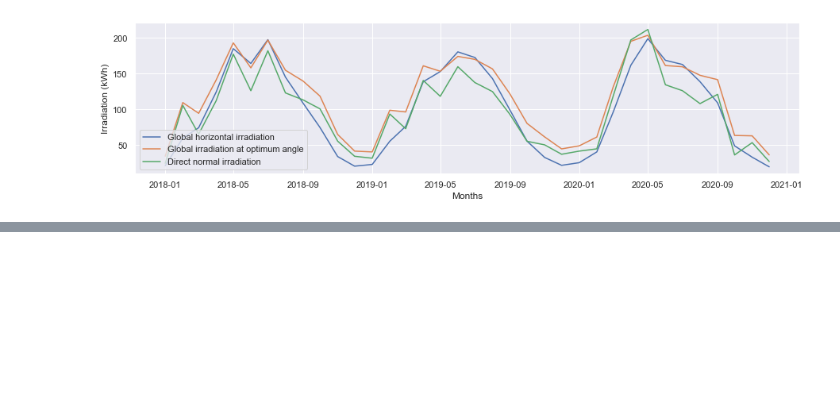
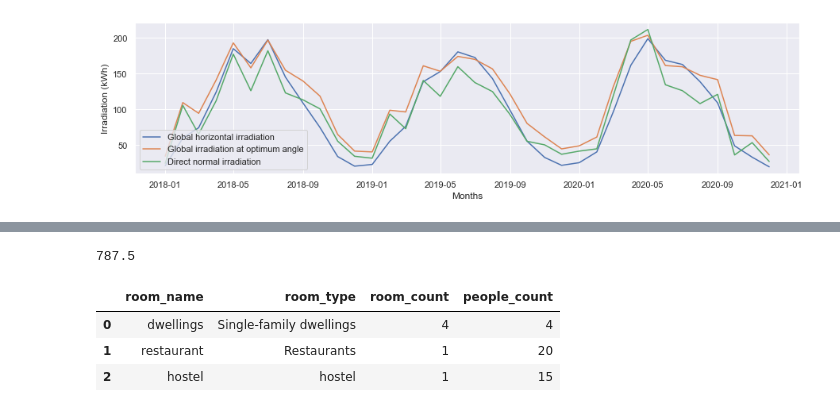
Before and after one commit to PalaDean/PortfolioProjects, a Jupyter notebook: Solar thermal for residential buildings.ipynb, the cells around one changed output, grey strips where cells are left out. Drawn from its saved outputs; the diff is of its cells as text; code cells hidden in the pictures; blank space fills up the shorter version.

```diff
--- a/Solar thermal for residential buildings.ipynb
+++ b/Solar thermal for residential buildings.ipynb
@@ -186,0 +316,21 @@ plt.legend(loc='lower left')
+# %%
+room_list = [Room(**x) for x in b3_dict]
+b3_water = 0
+for room in room_list:
+    b3_water += getWater(room.room_type, room.room_count, room.people_count)
+b3_water
+# %% [output]
+787.5
+# %%
+data = [('dwellings', 'Single-family dwellings', 4, 4),
+        ('restaurant', 'Restaurants', 1, 20),
+        ('hostel', 'hostel', 1, 15)]
+b4_df = pd.DataFrame(data,
+                     columns=['room_name', 'room_type', 'room_count', 'people_count'],
+                    )
+b4_df
+# %% [output]
+|  | room_name | room_type | room_count | people_count |
+| 0 | dwellings | Single-family dwellings | 4 | 4 |
+| 1 | restaurant | Restaurants | 1 | 20 |
+| 2 | hostel | hostel | 1 | 15 |
```
Also changed, not shown: parts of 23 cells of this notebook.
